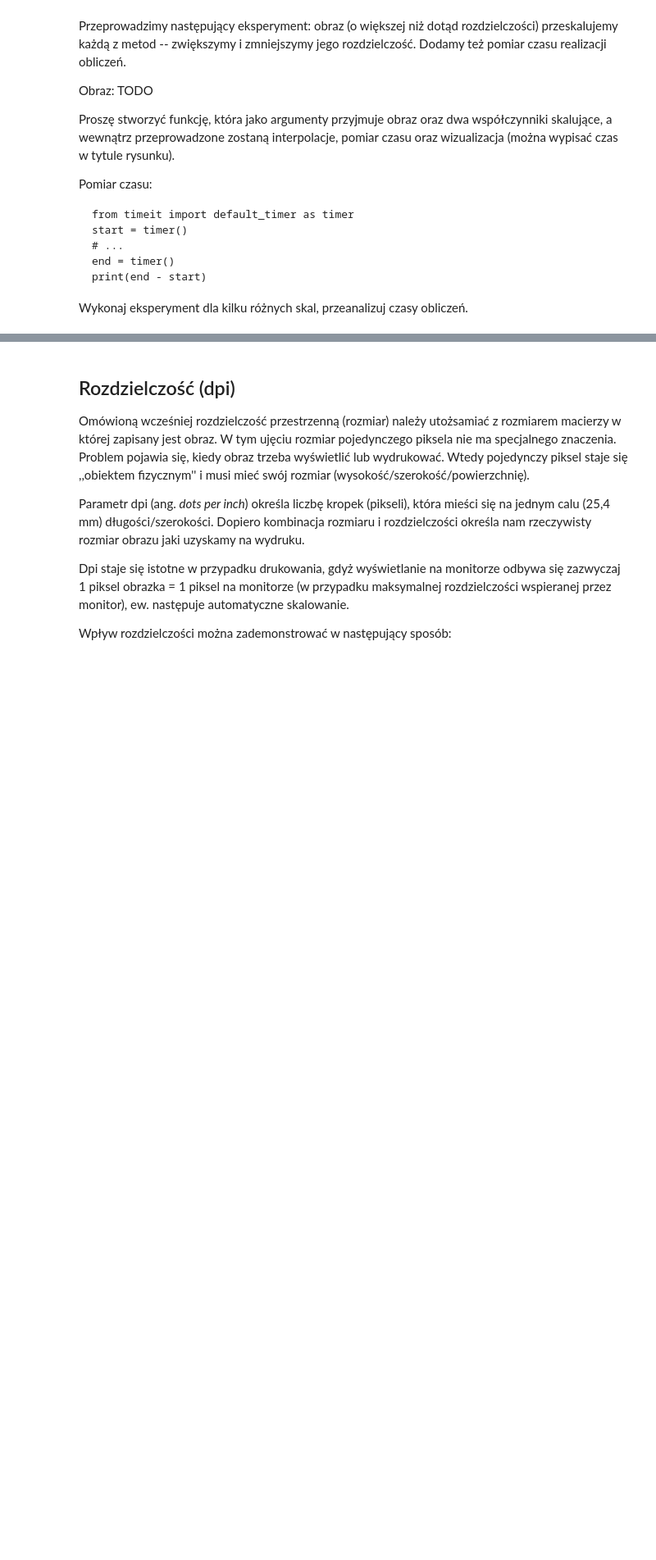
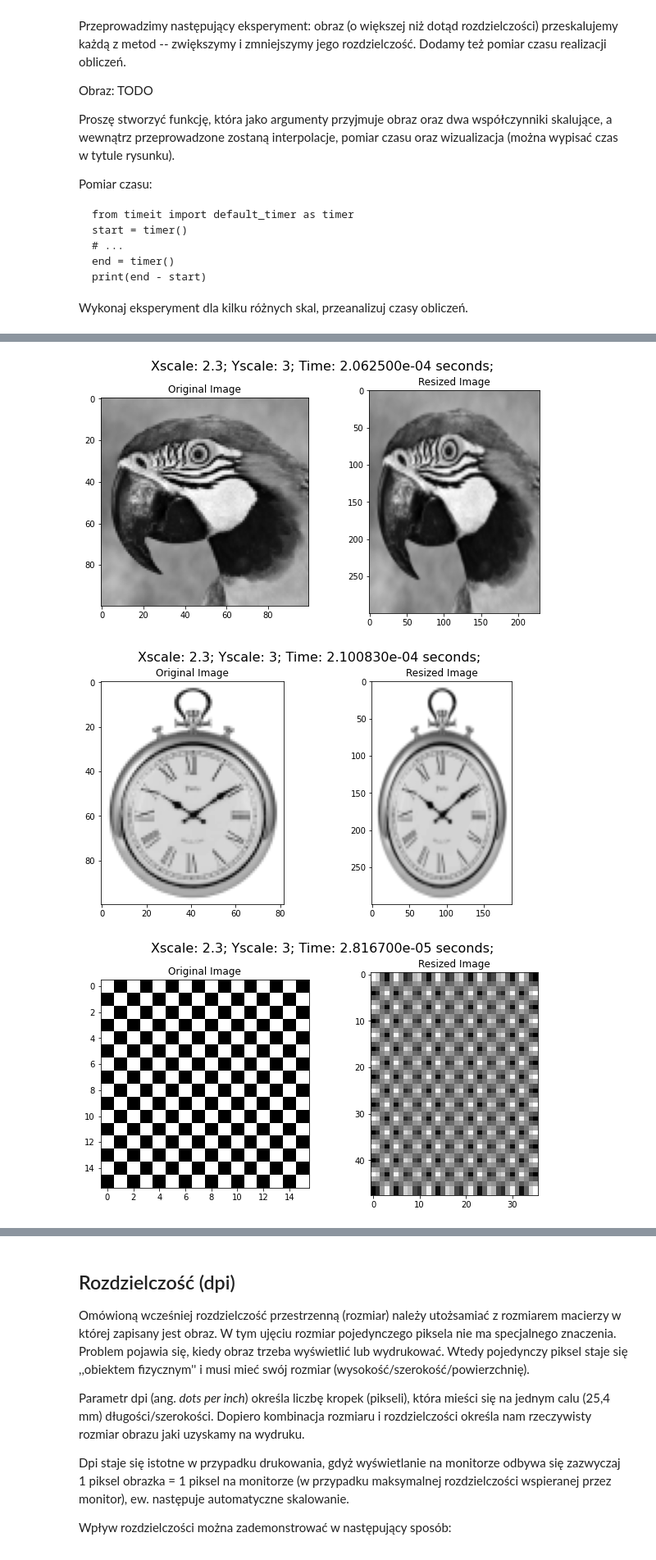
Before and after one commit to djmmatracki/ComputerVision, a Jupyter notebook: Resolution/05_resolution.ipynb, the cells around one changed output, grey strips where cells are left out. Shown at 82% size. Saved outputs shown, nothing was run; the diff lists cells and outputs as text; code cells hidden in the pictures; blank space fills up the shorter version.

```diff
--- a/Resolution/05_resolution.ipynb
+++ b/Resolution/05_resolution.ipynb
@@ -345,0 +371,8 @@ from timeit import default_timer as timer
+# %%
+resize_img(I, 2.3, 3, cv2.INTER_LINEAR)
+resize_img(clock, 2.3, 3, cv2.INTER_LINEAR)
+resize_img(chessboard, 2.3, 3, cv2.INTER_LINEAR)
+# %% [output]
+[figure, added]
+[figure, added]
+[figure, added]
```
Also changed, not shown: parts of 10 cells of this notebook.
